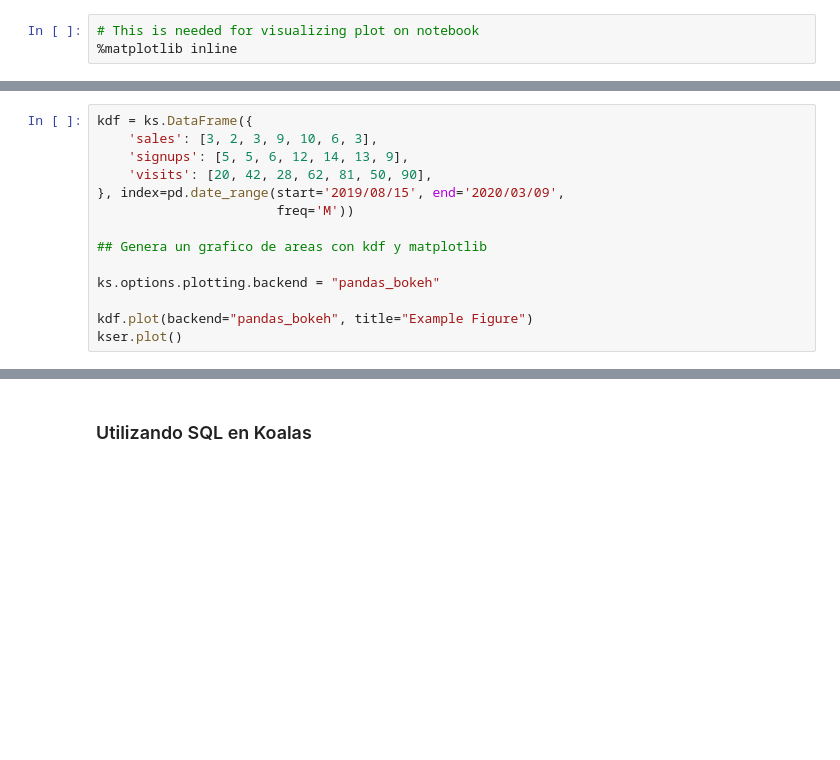
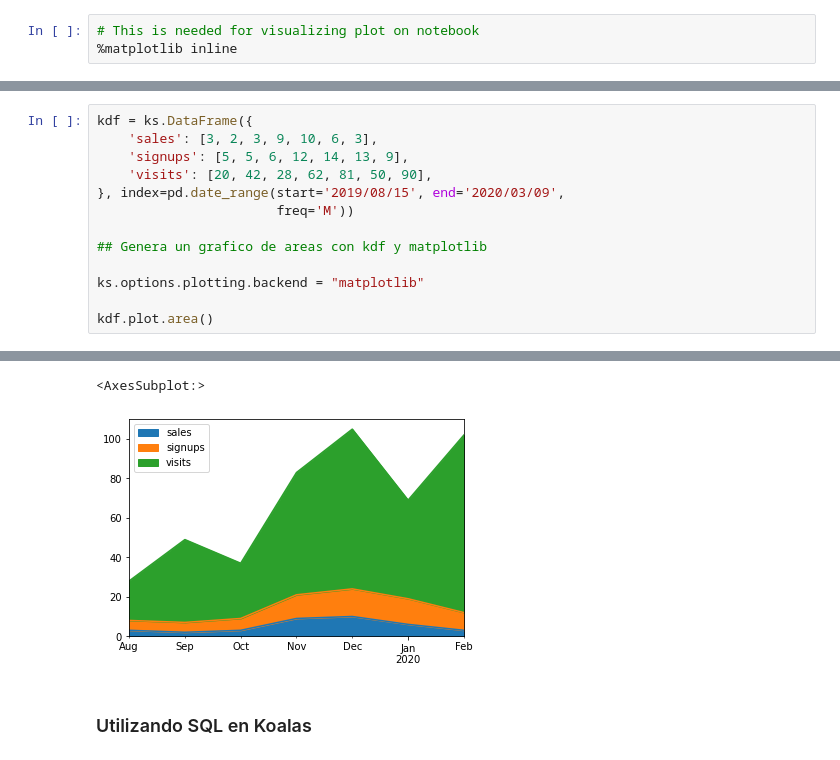
Before and after one commit to ilsear17/Big_Data1, a Jupyter notebook: 3. Ejercicios Apache Spark Koala/Ejercicio práctico_Koalas.IlseArredondo.323019078.ipynb, the cells around one changed output, grey strips where cells are left out. Saved outputs shown, nothing was run; the diff lists cells and outputs as text; blank space fills up the shorter version.

```diff
--- a/3. Ejercicios Apache Spark Koala/Ejercicio práctico_Koalas.IlseArredondo.323019078.ipynb
+++ b/3. Ejercicios Apache Spark Koala/Ejercicio práctico_Koalas.IlseArredondo.323019078.ipynb
@@ -165,8 +174,7 @@ kdf = ks.DataFrame({
 
 ## Genera un grafico de areas con kdf y matplotlib
 
-ks.options.plotting.backend = "pandas_bokeh"
+ks.options.plotting.backend = "matplotlib"
 
-kdf.plot(backend="pandas_bokeh", title="Example Figure")
-kser.plot()
+kdf.plot.area()
 # %% [output]
@@ -174,3 +181,5 @@ kser.plot()
+<AxesSubplot:>
+[figure, added]
 # %% [markdown]
 ### Utilizando SQL en Koalas
 # %%
```
Also changed, not shown: parts of 14 cells of this notebook.
